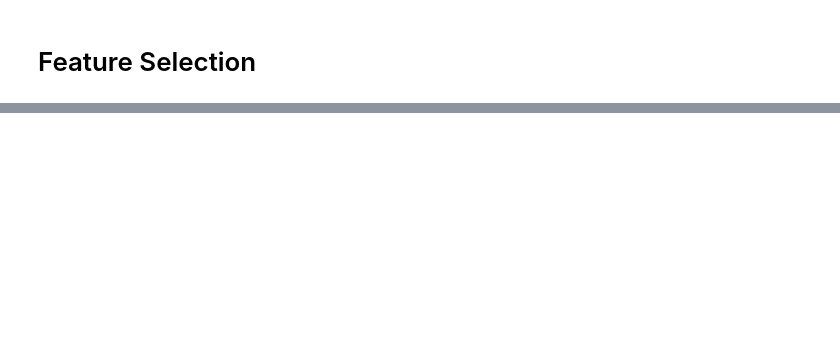
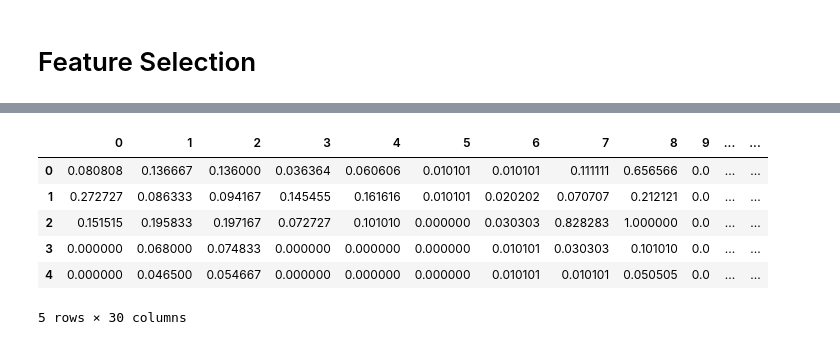
Before and after one commit to tejaldbhatti/lab-handling-data-imbalance-classification, a Jupyter notebook: Health_Care_Imbalance_data.ipynb, the cells around one changed output, grey strips where cells are left out. Saved outputs shown, nothing was run; the diff lists cells and outputs as text; code cells hidden in the pictures; blank space fills up the shorter version.

```diff
--- a/Health_Care_Imbalance_data.ipynb
+++ b/Health_Care_Imbalance_data.ipynb
@@ -326,0 +328,9 @@ array([[11181,  6924],
+# %%
+#data_upsampled
+
+from sklearn.preprocessing import MinMaxScaler
+
+
+scaler = MinMaxScaler().fit(data_upsampled)
+numerical_scaled = pd.DataFrame(scaler.fit_transform(data_upsampled),columns = data_upsampled.columns)
+#X_test_scale = pd.DataFrame(transformer.transform(test_num),columns = test_num.columns)
@@ -326,0 +341,19 @@ array([[11181,  6924],
+# %%
+X = numerical_scaled
+#y = target['TARGET_B']
+y = y_train_u
+
+from sklearn.feature_selection import SelectKBest
+from sklearn.feature_selection import chi2
+kbestdf = SelectKBest(chi2, k=30).fit_transform(X, y)
+# Here we choose 10 so that is easier to analyze results later, as we will see
+selected = pd.DataFrame(kbestdf)
+selected.head()
+# %% [output]
+|  | 0 | 1 | 2 | 3 | 4 | 5 | 6 | 7 | 8 | 9 | ... | ... |
+| 0 | 0.080808 | 0.136667 | 0.136000 | 0.036364 | 0.060606 | 0.010101 | 0.010101 | 0.111111 | 0.656566 | 0.0 | ... | ... |
+| 1 | 0.272727 | 0.086333 | 0.094167 | 0.145455 | 0.161616 | 0.010101 | 0.020202 | 0.070707 | 0.212121 | 0.0 | ... | ... |
+| 2 | 0.151515 | 0.195833 | 0.197167 | 0.072727 | 0.101010 | 0.000000 | 0.030303 | 0.828283 | 1.000000 | 0.0 | ... | ... |
+| 3 | 0.000000 | 0.068000 | 0.074833 | 0.000000 | 0.000000 | 0.000000 | 0.010101 | 0.030303 | 0.101010 | 0.0 | ... | ... |
+| 4 | 0.000000 | 0.046500 | 0.054667 | 0.000000 | 0.000000 | 0.000000 | 0.010101 | 0.010101 | 0.050505 | 0.0 | ... | ... |
+5 rows × 30 columns
```
Also changed, not shown: parts of 32 cells of this notebook.
